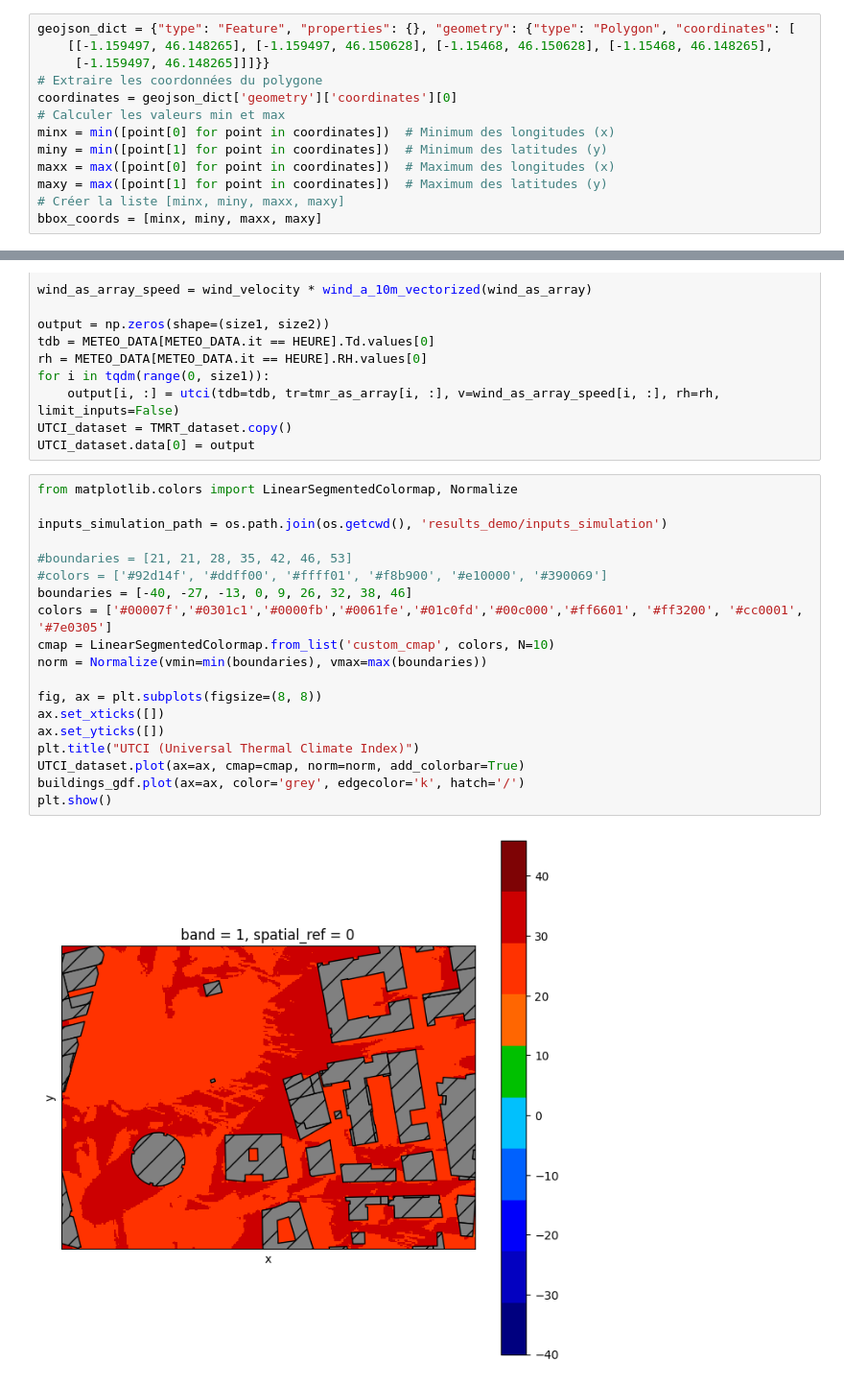
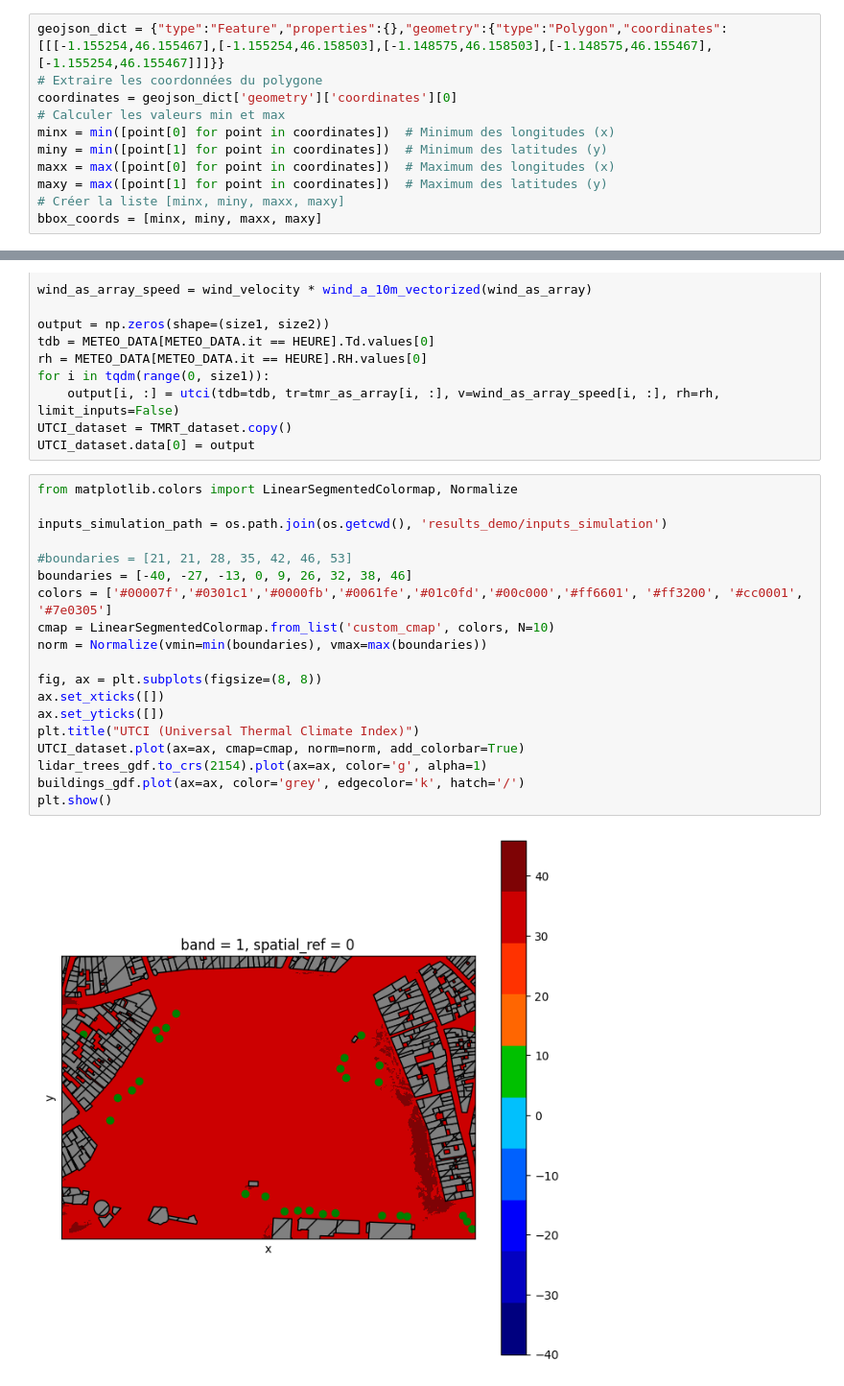
Before and after one commit to rupeelab17/pymdu, a Jupyter notebook: Demo_PyMDU_Atelier.ipynb, the cells around one changed output, grey strips where cells are left out. Shown at 96% size. Drawn from its saved outputs; the diff is of its cells as text.

```diff
--- a/Demo_PyMDU_Atelier.ipynb
+++ b/Demo_PyMDU_Atelier.ipynb
@@ -78,9 +81,7 @@ Copiez‐collez le JSON ci-dessous dans la variable `geojson_dict`.
 
 Le script suivant extrait les coordonnées du polygone, détermine les longitudes et latitudes minimales et maximales, puis construit la liste `[minx, miny, maxx, maxy]`.
 # %%
-geojson_dict = {"type": "Feature", "properties": {}, "geometry": {"type": "Polygon", "coordinates": [
-    [[-1.159497, 46.148265], [-1.159497, 46.150628], [-1.15468, 46.150628], [-1.15468, 46.148265],
-     [-1.159497, 46.148265]]]}}
+geojson_dict = {"type":"Feature","properties":{},"geometry":{"type":"Polygon","coordinates":[[[-1.155254,46.155467],[-1.155254,46.158503],[-1.148575,46.158503],[-1.148575,46.155467],[-1.155254,46.155467]]]}}
 # Extraire les coordonnées du polygone
 coordinates = geojson_dict['geometry']['coordinates'][0]
 # Calculer les valeurs min et max
@@ -1051,21 +1020,21 @@ UTCI_dataset.data[0] = output
 # %%
 from matplotlib.colors import LinearSegmentedColormap, Normalize
 
 inputs_simulation_path = os.path.join(os.getcwd(), 'results_demo/inputs_simulation')
 
 #boundaries = [21, 21, 28, 35, 42, 46, 53]
-#colors = ['#92d14f', '#ddff00', '#ffff01', '#f8b900', '#e10000', '#390069']
 boundaries = [-40, -27, -13, 0, 9, 26, 32, 38, 46]
 colors = ['#00007f','#0301c1','#0000fb','#0061fe','#01c0fd','#00c000','#ff6601', '#ff3200', '#cc0001', '#7e0305']
 cmap = LinearSegmentedColormap.from_list('custom_cmap', colors, N=10)
 norm = Normalize(vmin=min(boundaries), vmax=max(boundaries))
 
 fig, ax = plt.subplots(figsize=(8, 8))
 ax.set_xticks([])
 ax.set_yticks([])
 plt.title("UTCI (Universal Thermal Climate Index)")
 UTCI_dataset.plot(ax=ax, cmap=cmap, norm=norm, add_colorbar=True)
+lidar_trees_gdf.to_crs(2154).plot(ax=ax, color='g', alpha=1)
 buildings_gdf.plot(ax=ax, color='grey', edgecolor='k', hatch='/')
 plt.show()
 # %% [output]
-[figure, old version]
+[figure, new version]
```
Also changed, not shown: parts of 58 cells of this notebook, 1 other file.
